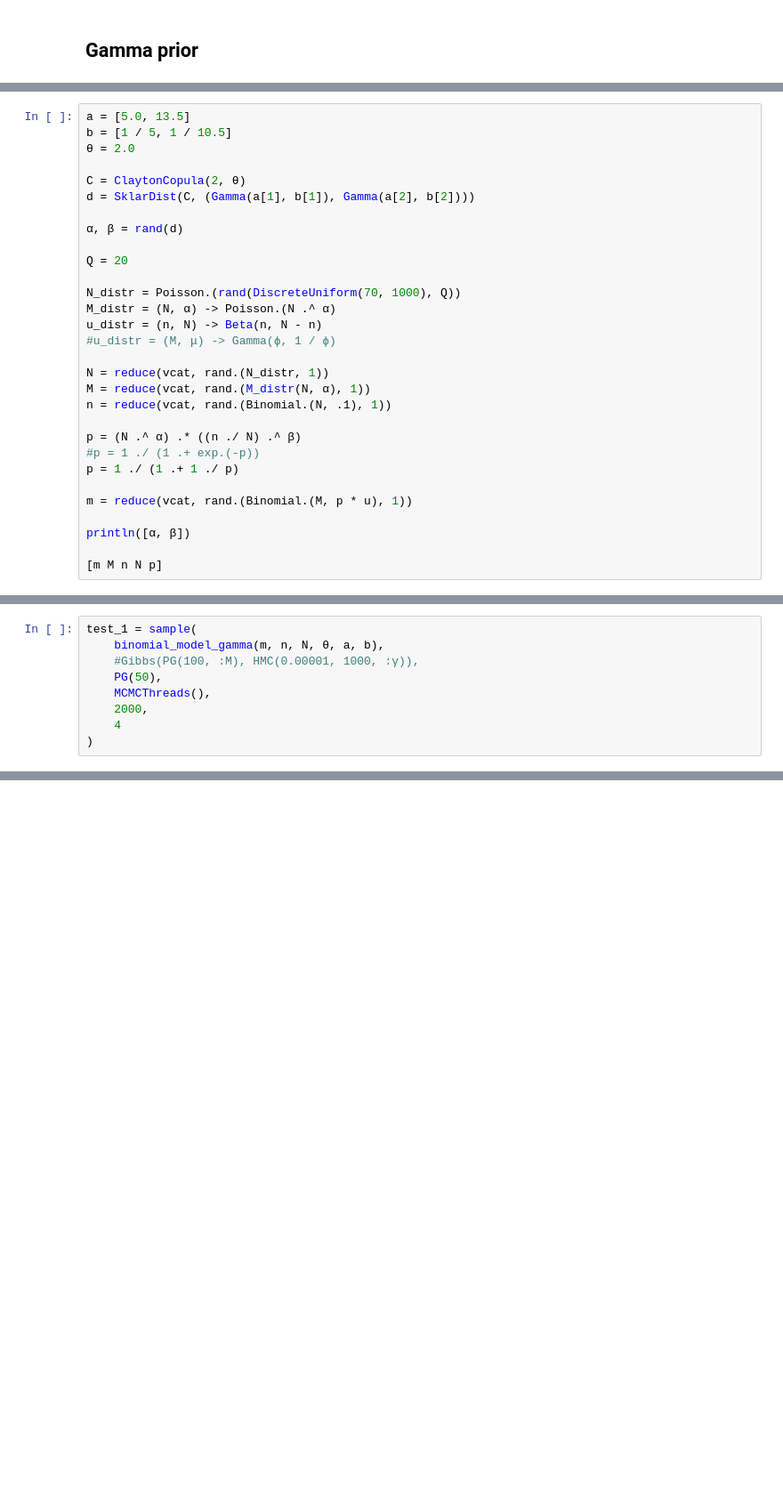
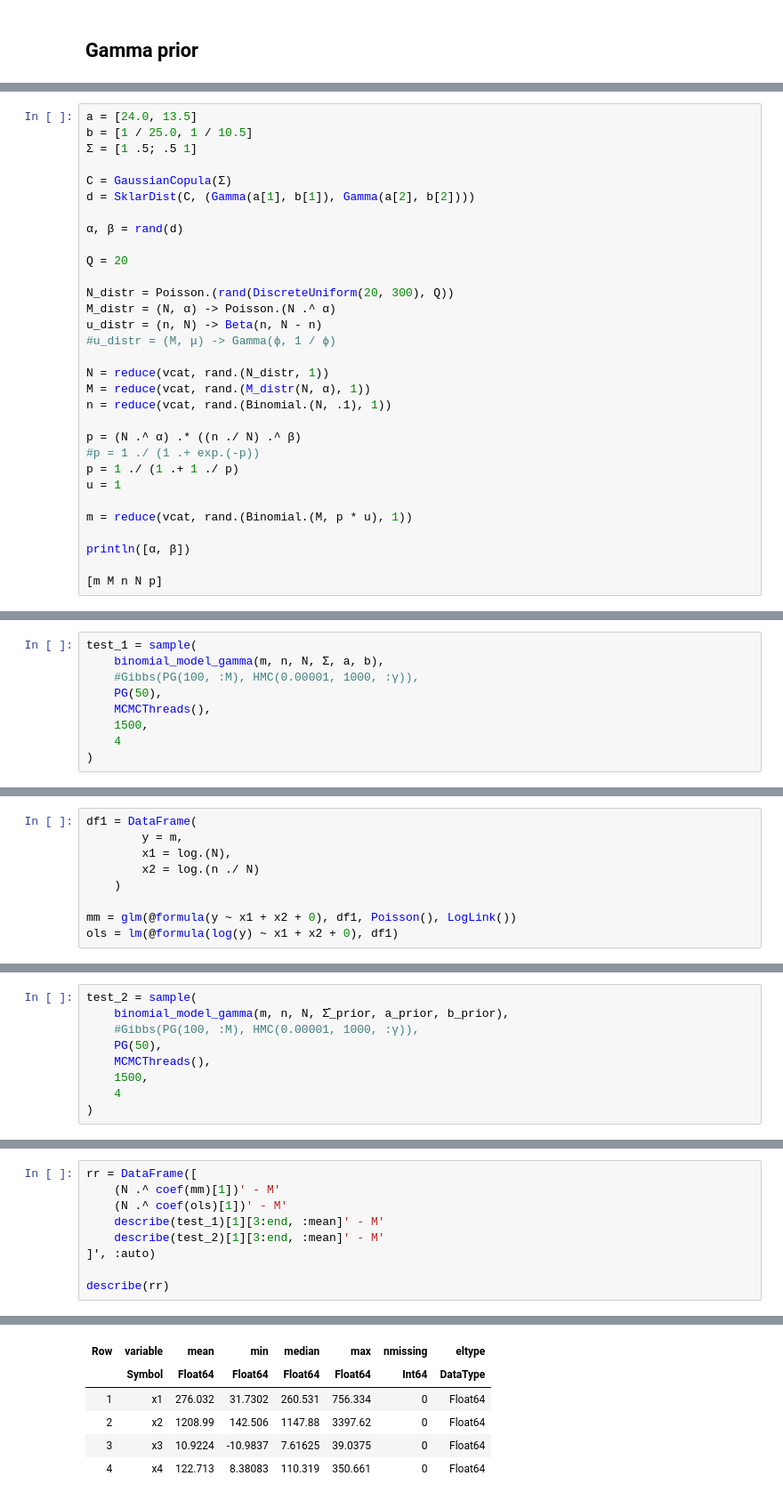
Before and after one commit to ncn-foreigners/Estimation-of-the-number-of-irregular-foreigners, a Jupyter notebook: original_model_sim.ipynb, the cells around one changed output, grey strips where cells are left out. Shown at 89% size. Saved outputs shown, nothing was run; the diff lists cells and outputs as text; blank space fills up the shorter version.

```diff
--- a/original_model_sim.ipynb
+++ b/original_model_sim.ipynb
@@ -603,18 +603,18 @@ end
 # %% [output]
 binomial_model_gamma (generic function with 2 methods)
 # %%
-a = [5.0, 13.5]
-b = [1 / 5, 1 / 10.5]
-θ = 2.0
+a = [24.0, 13.5]
+b = [1 / 25.0, 1 / 10.5]
+Σ = [1 .5; .5 1]
 
-C = ClaytonCopula(2, θ)
+C = GaussianCopula(Σ)
 d = SklarDist(C, (Gamma(a[1], b[1]), Gamma(a[2], b[2])))
 
 α, β = rand(d)
 
 Q = 20
 
-N_distr = Poisson.(rand(DiscreteUniform(70, 1000), Q))
+N_distr = Poisson.(rand(DiscreteUniform(20, 300), Q))
 M_distr = (N, α) -> Poisson.(N .^ α)
 u_distr = (n, N) -> Beta(n, N - n)
 #u_distr = (M, μ) -> Gamma(ϕ, 1 / ϕ)
@@ -626,6 +626,7 @@ n = reduce(vcat, rand.(Binomial.(N, .1), 1))
 p = (N .^ α) .* ((n ./ N) .^ β)
 #p = 1 ./ (1 .+ exp.(-p))
 p = 1 ./ (1 .+ 1 ./ p)
+u = 1
 
 m = reduce(vcat, rand.(Binomial.(M, p * u), 1))
 
@@ -654,10 +655,10 @@ println([α, β])
 # %%
 test_1 = sample(
-    binomial_model_gamma(m, n, N, θ, a, b),
+    binomial_model_gamma(m, n, N, Σ, a, b),
     #Gibbs(PG(100, :M), HMC(0.00001, 1000, :γ)),
     PG(50),
     MCMCThreads(),
-    2000,
+    1500,
     4
 )
 # %% [output]
@@ -692,0 +692,9 @@ minimum(describe(test_1)[1][:,:rhat]), maximum(describe(test_1)[1][:,:rhat])
+# %%
+df1 = DataFrame(
+        y = m,
+        x1 = log.(N),
+        x2 = log.(n ./ N)
+    )
+
+mm = glm(@formula(y ~ x1 + x2 + 0), df1, Poisson(), LogLink())
+ols = lm(@formula(log(y) ~ x1 + x2 + 0), df1)
@@ -692,0 +721,9 @@ minimum(describe(test_1)[1][:,:rhat]), maximum(describe(test_1)[1][:,:rhat])
+# %%
+test_2 = sample(
+    binomial_model_gamma(m, n, N, Σ̂_prior, a_prior, b_prior),
+    #Gibbs(PG(100, :M), HMC(0.00001, 1000, :γ)),
+    PG(50),
+    MCMCThreads(),
+    1500,
+    4
+)
@@ -701,0 +773,10 @@ minimum(describe(test_1)[1][:,:rhat]), maximum(describe(test_1)[1][:,:rhat])
+# %%
+rr = DataFrame([
+    (N .^ coef(mm)[1])' - M'
+    (N .^ coef(ols)[1])' - M'
+    describe(test_1)[1][3:end, :mean]' - M'
+    describe(test_2)[1][3:end, :mean]' - M'
+]', :auto)
+
+describe(rr)
+# %% [output]
@@ -702 +784,7 @@ minimum(describe(test_1)[1][:,:rhat]), maximum(describe(test_1)[1][:,:rhat])
+| Row | variable | mean | min | median | max | nmissing | eltype |
+|  | Symbol | Float64 | Float64 | Float64 | Float64 | Int64 | DataType |
+| 1 | x1 | 276.032 | 31.7302 | 260.531 | 756.334 | 0 | Float64 |
+| 2 | x2 | 1208.99 | 142.506 | 1147.88 | 3397.62 | 0 | Float64 |
+| 3 | x3 | 10.9224 | -10.9837 | 7.61625 | 39.0375 | 0 | Float64 |
+| 4 | x4 | 122.713 | 8.38083 | 110.319 | 350.661 | 0 | Float64 |
 # %%
```
Also changed, not shown: parts of 18 cells of this notebook, 1 other file.
